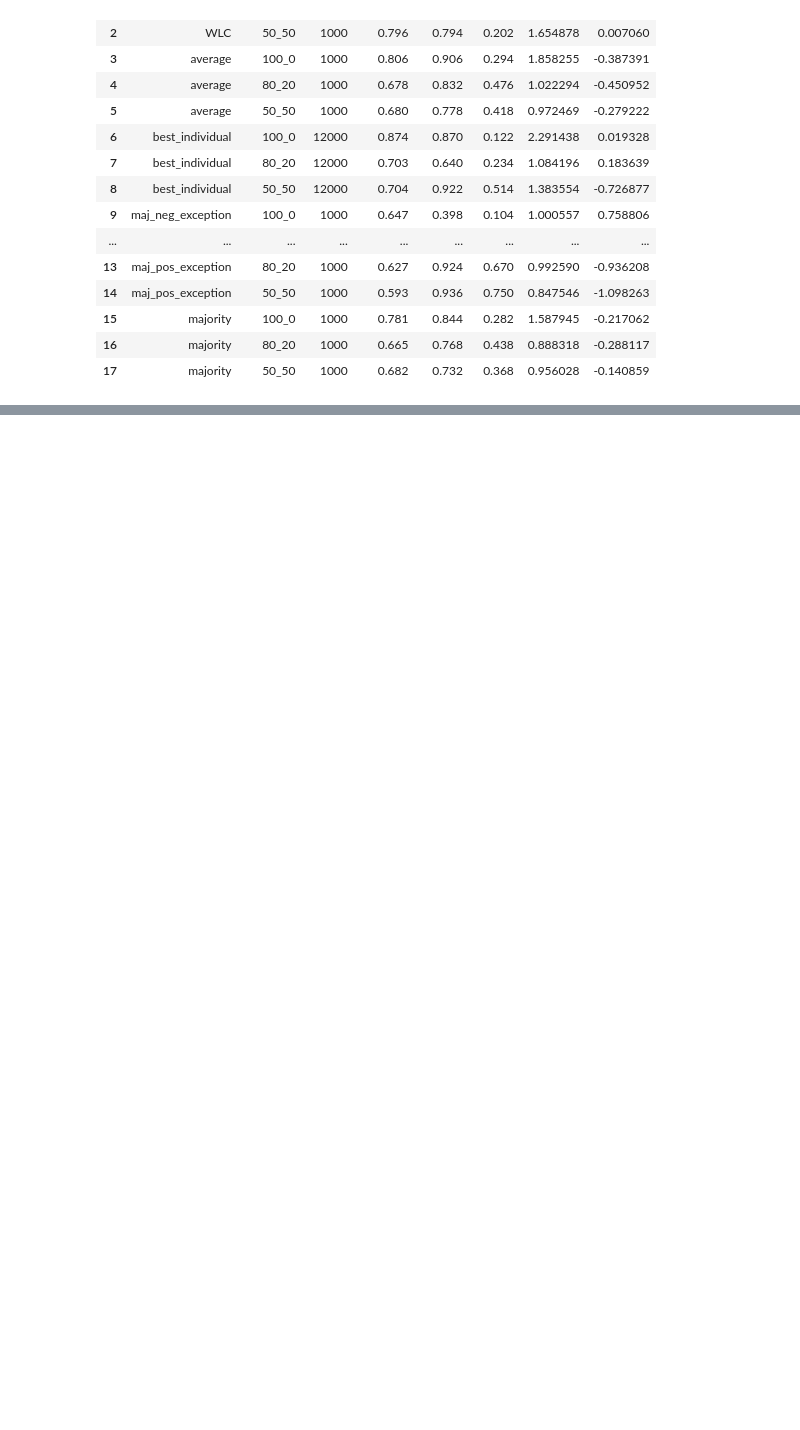
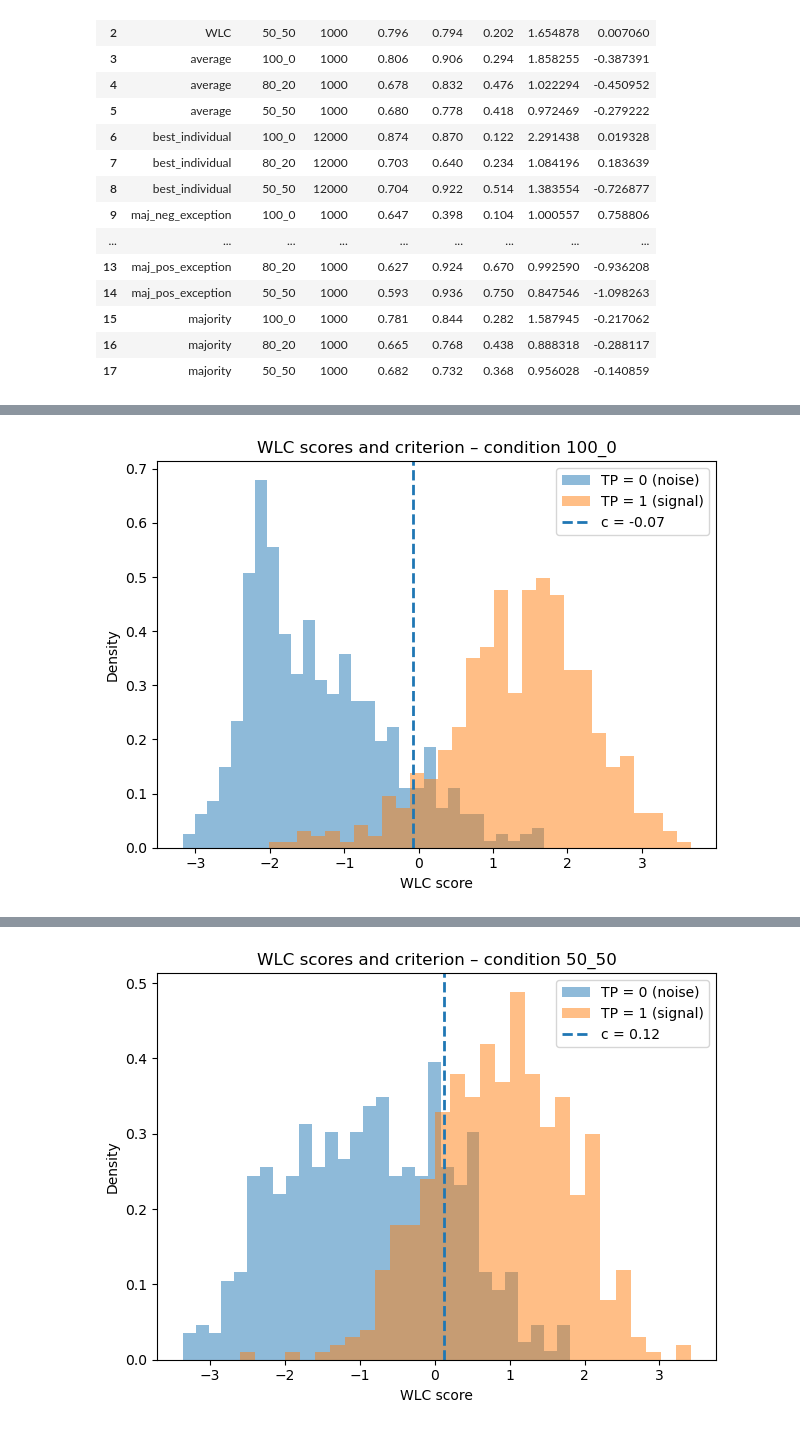
Before and after one commit to AdamRychtecky8/Flexible-Wisdom, a Jupyter notebook: notebooks/Human_exploration.ipynb, the cells around one changed output, grey strips where cells are left out. Saved outputs shown, nothing was run; the diff lists cells and outputs as text; code cells hidden in the pictures; blank space fills up the shorter version.

```diff
--- a/notebooks/Human_exploration.ipynb
+++ b/notebooks/Human_exploration.ipynb
@@ -302,40 +302,82 @@ display(human_agg)
 | 16 | majority | 80_20 | 1000 | 0.665 | 0.768 | 0.438 | 0.888318 | -0.288117 |
 | 17 | majority | 50_50 | 1000 | 0.682 | 0.732 | 0.368 | 0.956028 | -0.140859 |
 # %%
-#Print WLC weights per participant per condition
+# =WLC Plots and Metrics
 
-def compute_w_for_condition(dfc):
+def compute_w_c_and_scores_for_condition(dfc, lam=1e-3):
+    """
+    For a given condition subset dfc, compute:
+    - WLC weights w (per participant)
+    - Optimal criterion c that maximizes accuracy
+    - WLC scores per trial
+    - Ground truth TP per trial (0/1)
+    - Participant IDs in the correct order
+    """
+    # Pivot: rows = trials (stimID), cols = participants, values = response/confidence
     piv = dfc.pivot_table(index="stimID", columns="participantID", values="response")
-    X = piv.values
+    X = piv.values  # shape: (n_trials, n_participants)
+
+    # Center each participant's responses
     Xc = X - X.mean(axis=0, keepdims=True)
 
-    # Ground truth aligned with pivot
+    # Align TP with pivot order
     trials = dfc.drop_duplicates("stimID").sort_values("stimID")
-    TP = trials["TP"].values
+    TP = trials["TP"].values  # 0/1 labels
 
     # Means for present vs absent
     mu_s = Xc[TP == 1].mean(axis=0)
     mu_n = Xc[TP == 0].mean(axis=0)
     dmu = mu_s - mu_n
 
-    # Covariance across participants (P x P)
+    # Covariance across participants
     Sigma = np.cov(Xc, rowvar=False)
-    lam = 1e-3
 
-    # Solve for W
+    # Regularized solve for w
     w = np.linalg.solve(Sigma + lam * np.eye(Sigma.shape[0]), dmu)
 
-    # Return weights and participant labels in the correct order
+    # WLC score per trial
+    scores = Xc @ w  # shape: (n_trials,)
+
+    # ---- Find optimal c by maximizing accuracy ----
+    thresholds = np.unique(scores)
+    best_c = thresholds[0]
+    best_acc = 0.0
+
+    for t in thresholds:
+        preds = (scores >= t).astype(int)  # 1 = predict signal, 0 = predict noise
+        acc = (preds == TP).mean()
+        if acc > best_acc:
+            best_acc = acc
+            best_c = t
+
     participant_ids = piv.columns.tolist()
-    return participant_ids, w
+    return participant_ids, w, best_c, best_acc, scores, TP
 
 
-# Loop through conditions and print weights
+# ===== Visualization per condition =====
 for cond in sorted(human_master["condition"].unique()):
     dfc = human_master[human_master["condition"] == cond]
-    participant_ids, w = compute_w_for_condition(dfc)
 
-    print(f"\n===== WLC Weights for Condition {cond} =====")
+    participant_ids, w, c_opt, acc_opt, scores, TP = compute_w_c_and_scores_for_condition(dfc)
+
+    print(f"\n===== Condition {cond} =====")
+    print(f"Optimal c = {c_opt:.4f}, WLC accuracy = {acc_opt:.3f}")
+    print("WLC weights:")
     for pid, weight in zip(participant_ids, w):
-        print(f"Participant {pid}: weight = {weight:.4f}")
+        print(f"  Participant {pid}: {weight:.4f}")
+
+    # Make a histogram plot of scores for TP=0 vs TP=1
+    plt.figure()
+    plt.hist(scores[TP == 0], bins=30, density=True, alpha=0.5, label="TP = 0 (noise)")
+    plt.hist(scores[TP == 1], bins=30, density=True, alpha=0.5, label="TP = 1 (signal)")
+
+    # Vertical line at the criterion
+    plt.axvline(c_opt, linestyle="--", linewidth=2, label=f"c = {c_opt:.2f}")
+
+    plt.title(f"WLC scores and criterion – condition {cond}")
+    plt.xlabel("WLC score")
+    plt.ylabel("Density")
+    plt.legend()
+    plt.tight_layout()
+    plt.show()
 # %% [output]
@@ -358,0 +399 @@ Participant UR: weight = 0.0211
+[figure, added]
@@ -358,0 +415 @@ Participant UR: weight = 0.0211
+[figure, added]
```
Also changed, not shown: parts of 1 cell of this notebook, 5 other files.
